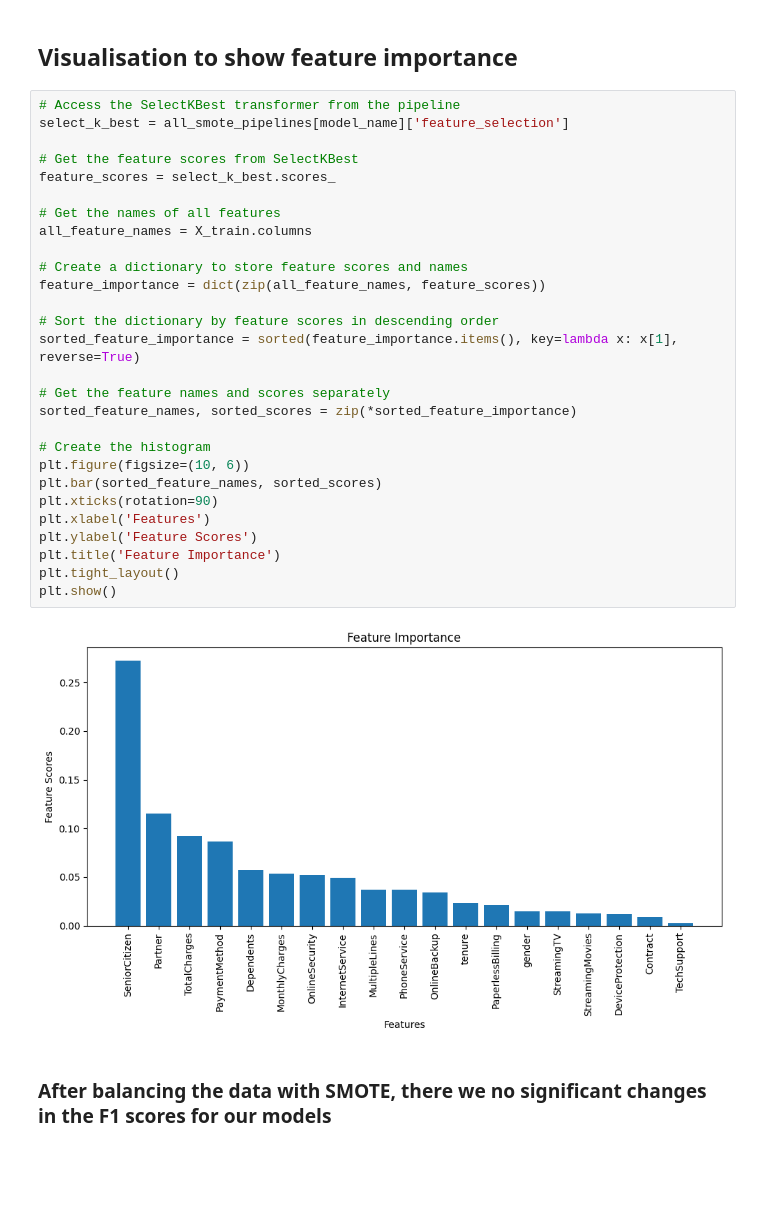
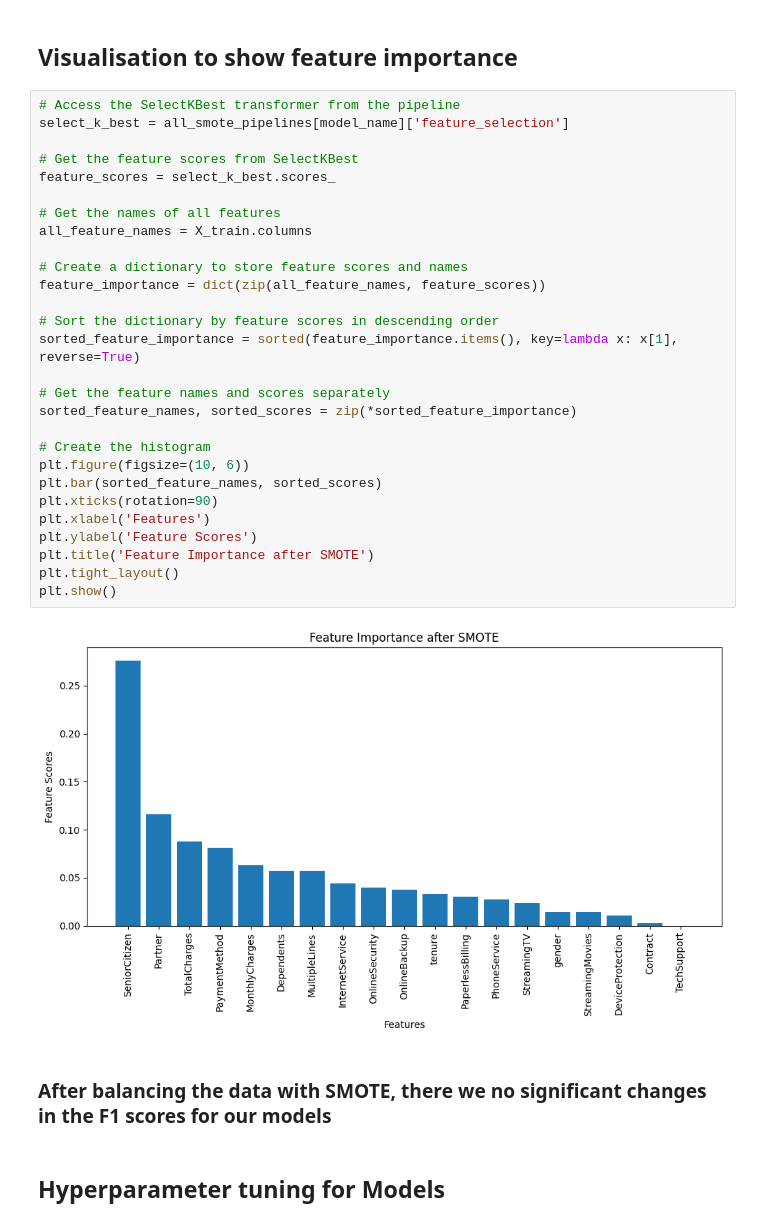
Before and after one commit to Phannsi/ML-Project-to-predict-Customer-Churn, a Jupyter notebook: Jupyter notebook.ipynb, the cells around one changed output. Drawn from its saved outputs; the diff is of its cells as text; blank space fills up the shorter version.

```diff
--- a/Jupyter notebook.ipynb
+++ b/Jupyter notebook.ipynb
@@ -689,33 +689,35 @@ smote_metrics_table.sort_values(by='f1_score', ascending=False)
 # %%
 # Access the SelectKBest transformer from the pipeline
 select_k_best = all_smote_pipelines[model_name]['feature_selection']
 
 # Get the feature scores from SelectKBest
 feature_scores = select_k_best.scores_
 
 # Get the names of all features
 all_feature_names = X_train.columns
 
 # Create a dictionary to store feature scores and names
 feature_importance = dict(zip(all_feature_names, feature_scores))
 
 # Sort the dictionary by feature scores in descending order
 sorted_feature_importance = sorted(feature_importance.items(), key=lambda x: x[1], reverse=True)
 
 # Get the feature names and scores separately
 sorted_feature_names, sorted_scores = zip(*sorted_feature_importance)
 
 # Create the histogram
 plt.figure(figsize=(10, 6))
 plt.bar(sorted_feature_names, sorted_scores)
 plt.xticks(rotation=90)
 plt.xlabel('Features')
 plt.ylabel('Feature Scores')
-plt.title('Feature Importance')
+plt.title('Feature Importance after SMOTE')
 plt.tight_layout()
 plt.show()
 # %% [output]
-[figure, old version]
+[figure, new version]
 # %% [markdown]
 ### After balancing the data with SMOTE, there we no significant changes in the F1 scores for our models
+# %% [markdown]
+## Hyperparameter tuning for Models
 # %%
```
Also changed, not shown: parts of 7 cells of this notebook, 1 other file.
